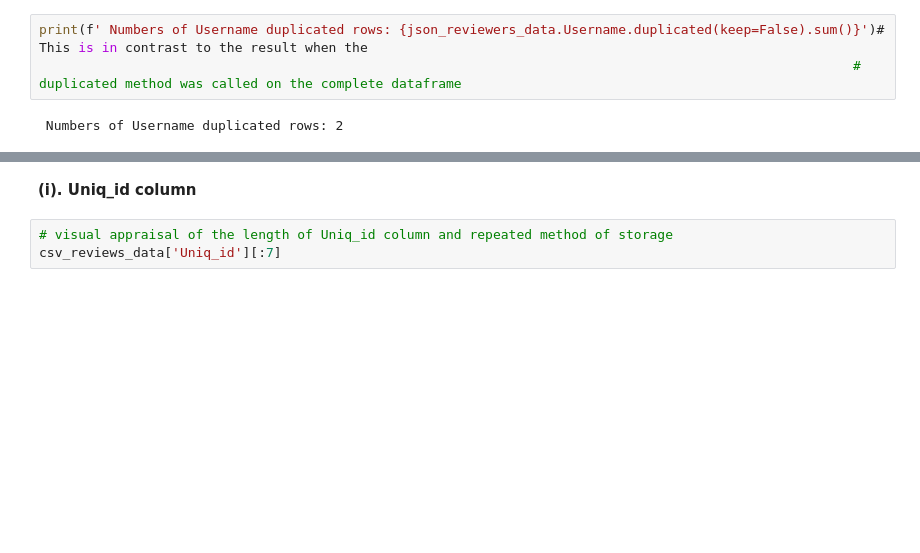
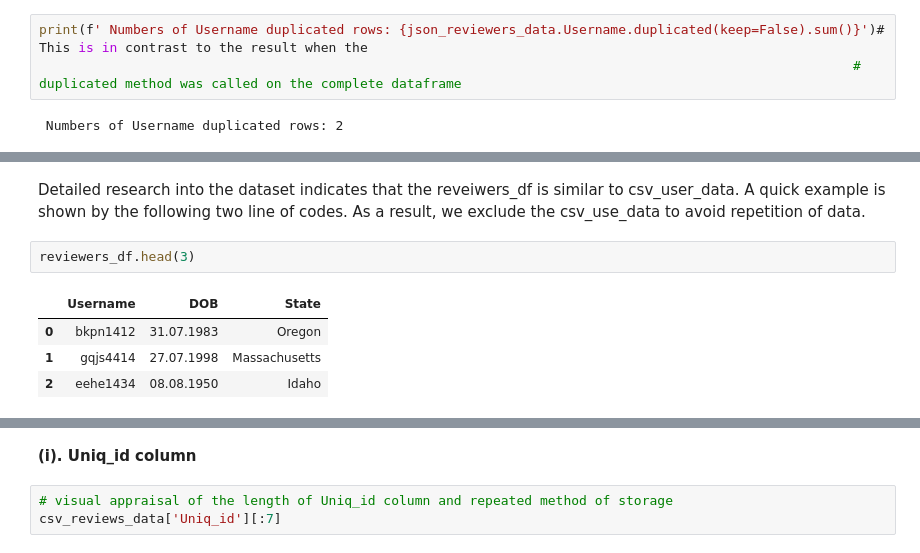
Before and after one commit to achile-design/uos, a Jupyter notebook: 3539186_BD2.ipynb, the cells around one changed output, grey strips where cells are left out. Saved outputs shown, nothing was run; the diff lists cells and outputs as text; blank space fills up the shorter version.

```diff
--- a/3539186_BD2.ipynb
+++ b/3539186_BD2.ipynb
@@ -203,0 +307,9 @@ percent of data generated by duplicated username: 0.044%
+# %% [markdown]
+Detailed research into the dataset indicates that the reveiwers_df is similar to csv_user_data. A quick example is shown by the following two line of codes. As a result, we exclude the csv_use_data to avoid repetition of data.
+# %%
+reviewers_df.head(3)
+# %% [output]
+|  | Username | DOB | State |
+| 0 | bkpn1412 | 31.07.1983 | Oregon |
+| 1 | gqjs4414 | 27.07.1998 | Massachusetts |
+| 2 | eehe1434 | 08.08.1950 | Idaho |
```
Also changed, not shown: parts of 82 cells of this notebook.
